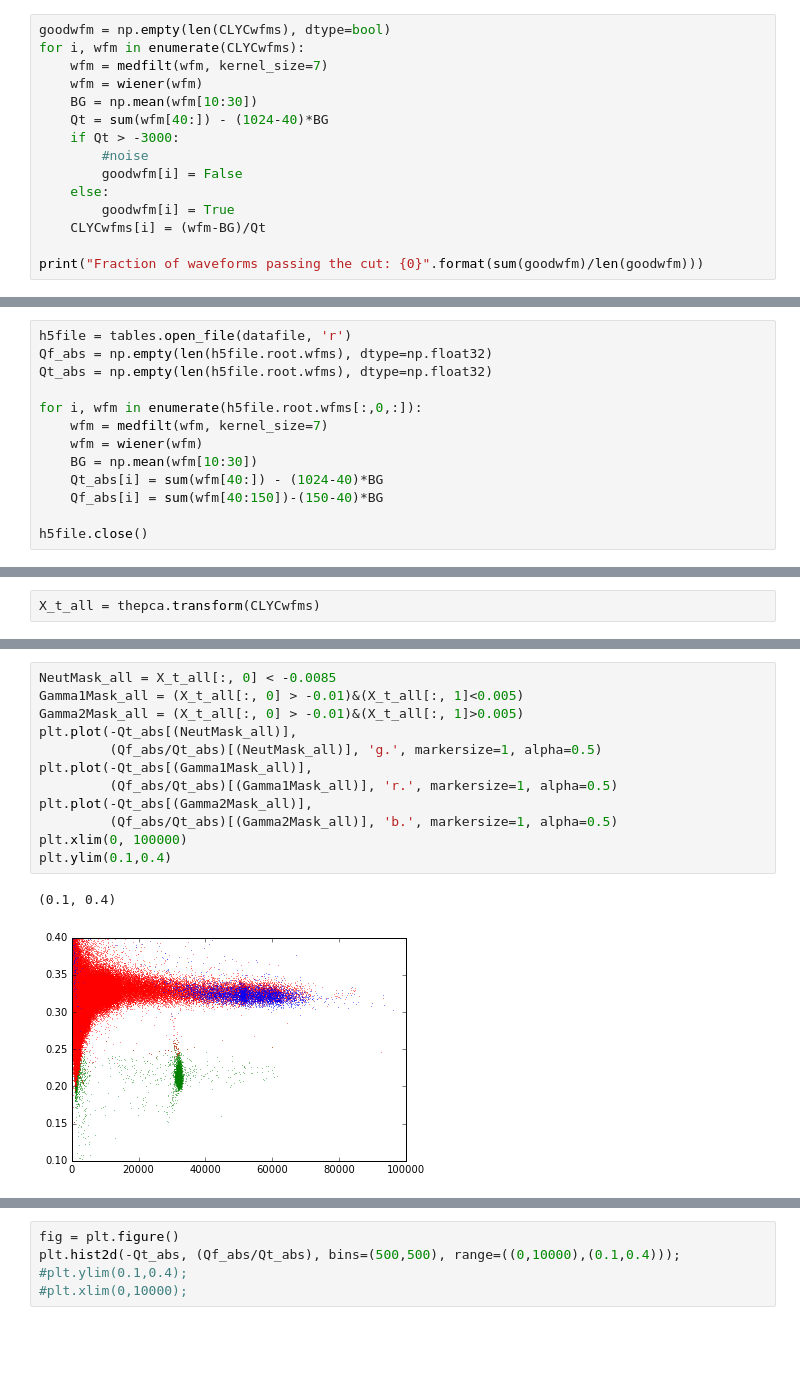
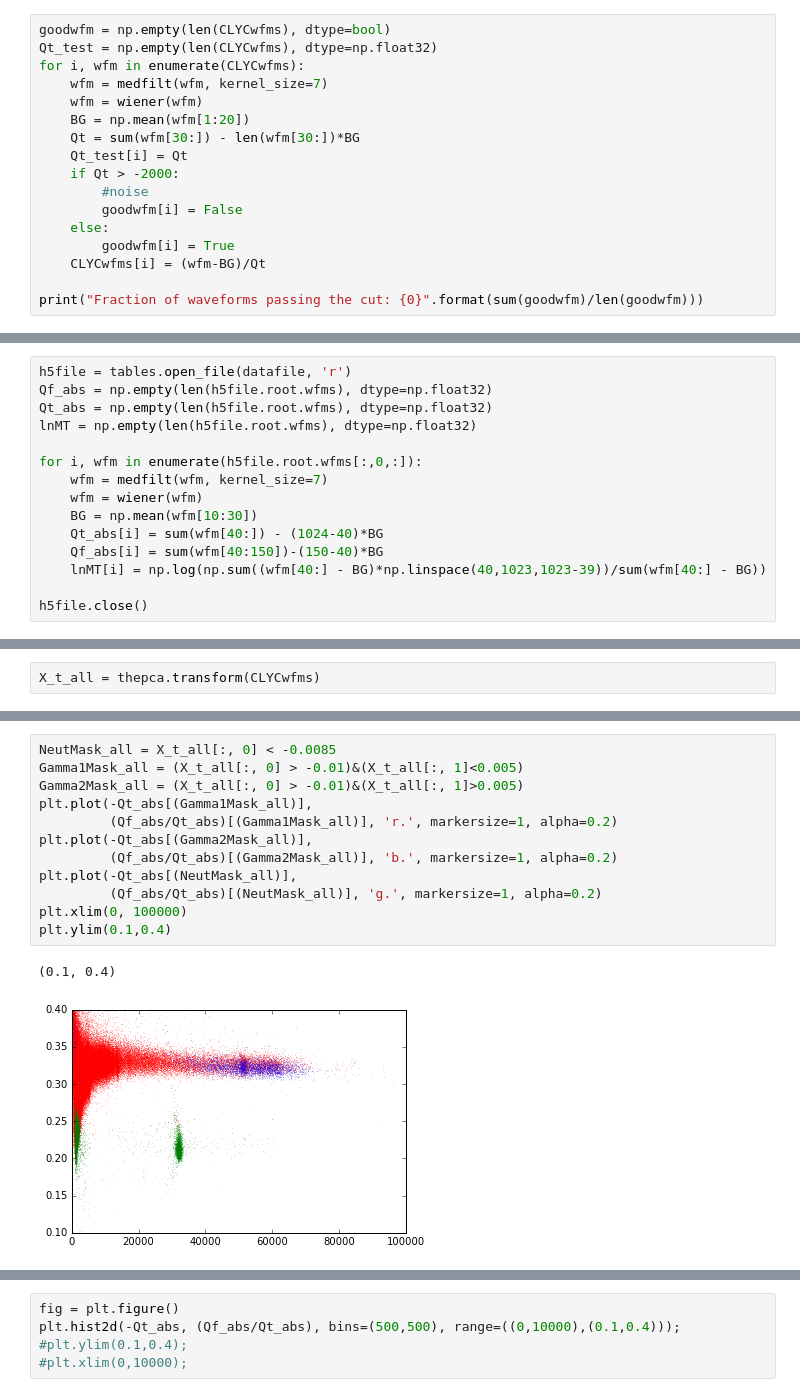
Before and after one commit to lbignell/Notebooks, a Jupyter notebook: CLYC_PCA_PSD.ipynb, the cells around one changed output, grey strips where cells are left out. Saved outputs shown, nothing was run; the diff lists cells and outputs as text; blank space fills up the shorter version.

```diff
--- a/CLYC_PCA_PSD.ipynb
+++ b/CLYC_PCA_PSD.ipynb
@@ -32,12 +32,14 @@ I did some analysis at the ipython console, and applied the median + wiener filt
 - The clustering algorithms also don't work very well, but I'll reserve judgement on those until I get the PCA right.
 # %%
 goodwfm = np.empty(len(CLYCwfms), dtype=bool)
+Qt_test = np.empty(len(CLYCwfms), dtype=np.float32)
 for i, wfm in enumerate(CLYCwfms):
     wfm = medfilt(wfm, kernel_size=7)
     wfm = wiener(wfm)
-    BG = np.mean(wfm[10:30])
-    Qt = sum(wfm[40:]) - (1024-40)*BG
-    if Qt > -3000:
+    BG = np.mean(wfm[1:20])
+    Qt = sum(wfm[30:]) - len(wfm[30:])*BG
+    Qt_test[i] = Qt
+    if Qt > -2000:
         #noise
         goodwfm[i] = False
     else:
@@ -366,6 +425,7 @@ Gamma2Mask = (X_t[:, 0] > -0.0085)&(X_t[:, 1]>0.004)
 h5file = tables.open_file(datafile, 'r')
 Qf_abs = np.empty(len(h5file.root.wfms), dtype=np.float32)
 Qt_abs = np.empty(len(h5file.root.wfms), dtype=np.float32)
+lnMT = np.empty(len(h5file.root.wfms), dtype=np.float32)
 
 for i, wfm in enumerate(h5file.root.wfms[:,0,:]):
     wfm = medfilt(wfm, kernel_size=7)
@@ -373,5 +433,6 @@ for i, wfm in enumerate(h5file.root.wfms[:,0,:]):
     BG = np.mean(wfm[10:30])
     Qt_abs[i] = sum(wfm[40:]) - (1024-40)*BG
     Qf_abs[i] = sum(wfm[40:150])-(150-40)*BG
+    lnMT[i] = np.log(np.sum((wfm[40:] - BG)*np.linspace(40,1023,1023-39))/sum(wfm[40:] - BG))
 
 h5file.close()
@@ -405,15 +488,15 @@ plt.grid();
 # %%
 NeutMask_all = X_t_all[:, 0] < -0.0085
 Gamma1Mask_all = (X_t_all[:, 0] > -0.01)&(X_t_all[:, 1]<0.005)
 Gamma2Mask_all = (X_t_all[:, 0] > -0.01)&(X_t_all[:, 1]>0.005)
+plt.plot(-Qt_abs[(Gamma1Mask_all)],
+         (Qf_abs/Qt_abs)[(Gamma1Mask_all)], 'r.', markersize=1, alpha=0.2)
+plt.plot(-Qt_abs[(Gamma2Mask_all)],
+         (Qf_abs/Qt_abs)[(Gamma2Mask_all)], 'b.', markersize=1, alpha=0.2)
 plt.plot(-Qt_abs[(NeutMask_all)],
-         (Qf_abs/Qt_abs)[(NeutMask_all)], 'g.', markersize=1, alpha=0.5)
-plt.plot(-Qt_abs[(Gamma1Mask_all)],
-         (Qf_abs/Qt_abs)[(Gamma1Mask_all)], 'r.', markersize=1, alpha=0.5)
-plt.plot(-Qt_abs[(Gamma2Mask_all)],
-         (Qf_abs/Qt_abs)[(Gamma2Mask_all)], 'b.', markersize=1, alpha=0.5)
+         (Qf_abs/Qt_abs)[(NeutMask_all)], 'g.', markersize=1, alpha=0.2)
 plt.xlim(0, 100000)
 plt.ylim(0.1,0.4)
 # %% [output]
 (0.1, 0.4)
-[figure, old version]
+[figure, new version]
```
Also changed, not shown: parts of 23 cells of this notebook, 2 other files.
